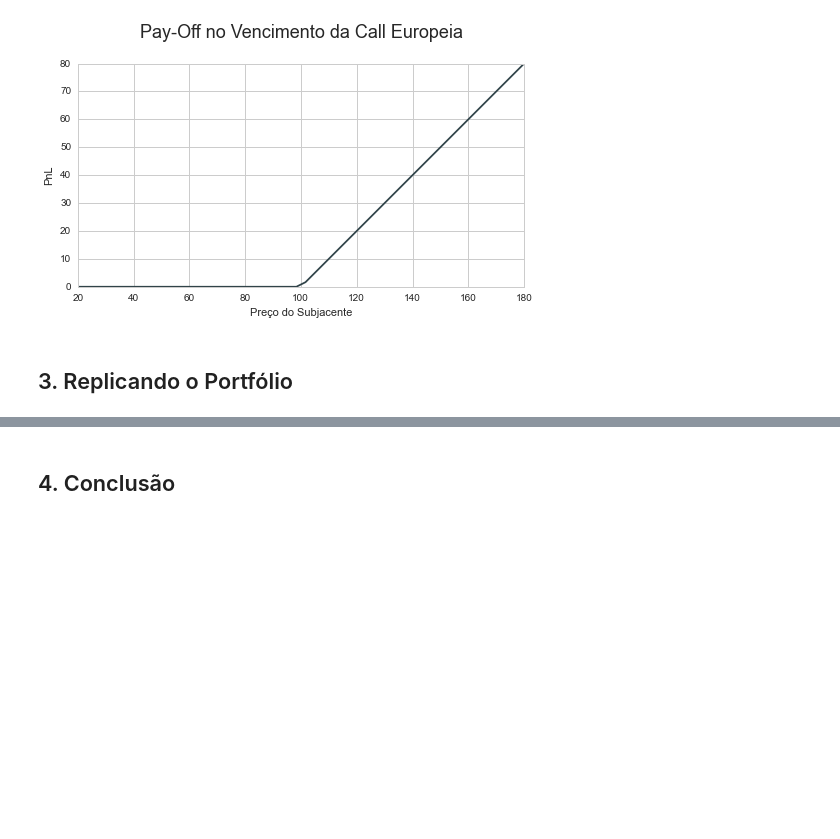
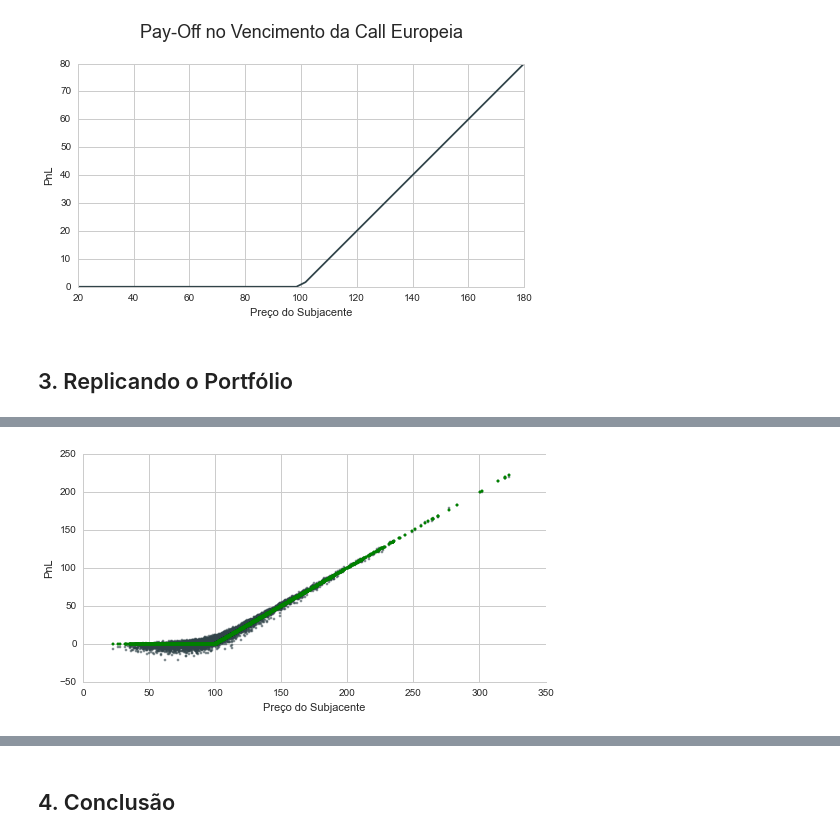
Before and after one commit to ucaiado/Replicating_Strategy, a Jupyter notebook: UiraCaiadoEx01.ipynb, the cells around one changed output, grey strips where cells are left out. Cells and saved outputs as stored; diff of their text form; code cells hidden in the pictures; blank space fills up the shorter version.

```diff
--- a/UiraCaiadoEx01.ipynb
+++ b/UiraCaiadoEx01.ipynb
@@ -1223,0 +1347,10 @@ plot_payoff(EuropianCall, d_param)
+# %%
+g = sns.FacetGrid(df, palette="Set1", size=4, aspect=1.8)
+g.map(plt.scatter, "St", "Ht", s=7, linewidth=.0, edgecolor="white",
+      alpha=0.6)
+g.map(plt.scatter, "St", "Vt", s=9, linewidth=.0, edgecolor="white", color="g")
+g.ax.set_xlabel(u'Preço do Subjacente')
+g.ax.set_ylabel('PnL')
+g.add_legend();
+# %% [output]
+[figure, added]
```
Also changed, not shown: parts of 24 cells of this notebook.
